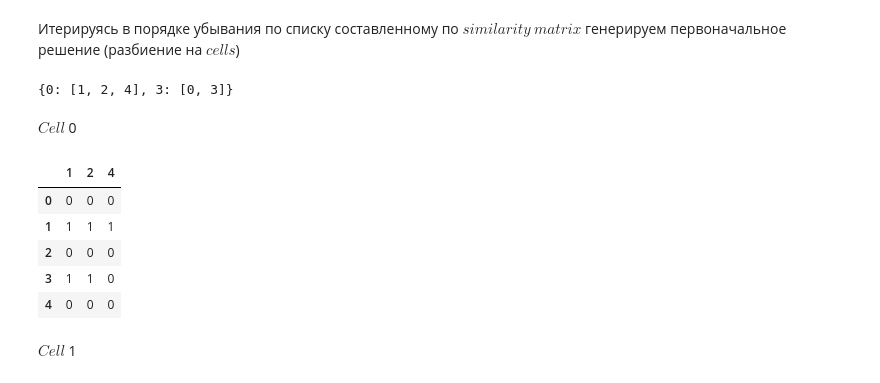
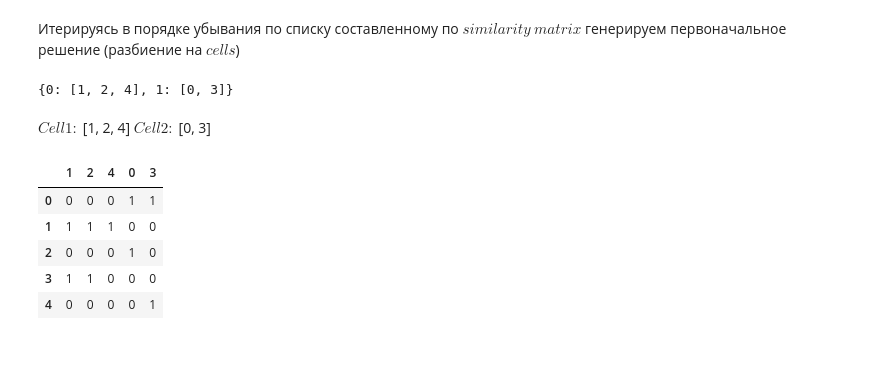
Before and after one commit to CodeSopranos/CellFormation, a Jupyter notebook: CellFormation.ipynb, the cells around one changed output. Drawn from its saved outputs; the diff is of its cells as text; code cells hidden in the pictures; blank space fills up the shorter version.

```diff
--- a/CellFormation.ipynb
+++ b/CellFormation.ipynb
@@ -80,20 +81,19 @@ np_similarity
 [[(1, 2), 1.0], [(1, 4), 0.5], [(2, 4), 0.5], [(0, 3), 0.3333333333333333]]
 # %% [markdown]
 Итерируясь в порядке убывания по списку составленному по $similarity\ matrix$ генерируем первоначальное решение (разбиение на $cells$)
-# %%
-assignment_matrix
-# %% [output]
-{0: [1, 2, 4], 3: [0, 3]}
+# %%
+cells_p
+# %% [output]
+{0: [1, 2, 4], 1: [0, 3]}
 # %% [markdown]
-$Cell$ 0
+$Cell 1:$ [1, 2, 4]
+$Cell 2:$ [0, 3]
 # %%
-pd.DataFrame(machine_part_matrix_sample)[[1, 2, 4]]
+pd.DataFrame(machine_part_matrix_sample)[[1, 2, 4, 0, 3]]
 # %% [output]
-|  | 1 | 2 | 4 |
-| 0 | 0 | 0 | 0 |
-| 1 | 1 | 1 | 1 |
-| 2 | 0 | 0 | 0 |
-| 3 | 1 | 1 | 0 |
-| 4 | 0 | 0 | 0 |
+|  | 1 | 2 | 4 | 0 | 3 |
+| 0 | 0 | 0 | 0 | 1 | 1 |
+| 1 | 1 | 1 | 1 | 0 | 0 |
+| 2 | 0 | 0 | 0 | 1 | 0 |
+| 3 | 1 | 1 | 0 | 0 | 0 |
+| 4 | 0 | 0 | 0 | 0 | 1 |
-# %% [markdown]
-$Cell$ 1
```
Also changed, not shown: parts of 5 cells of this notebook, 2 other files.
